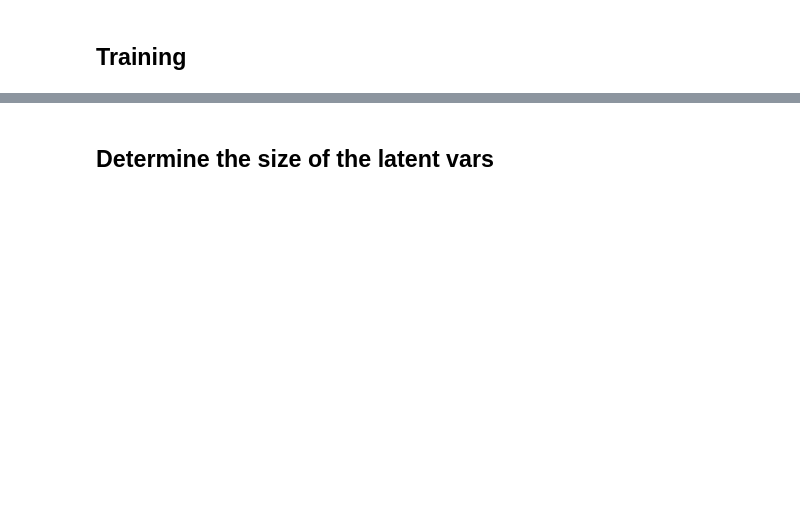
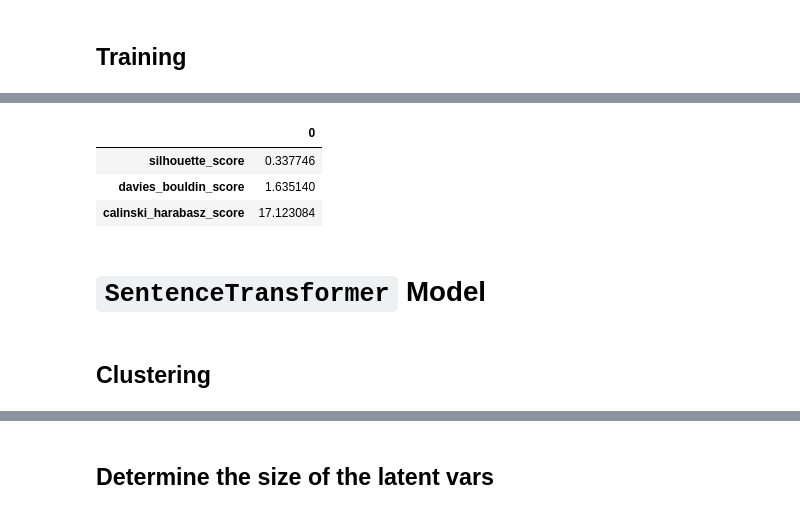
Before and after one commit to fandayp/exploratory, a Jupyter notebook: user-review-topic-clustering.ipynb, the cells around one changed output, grey strips where cells are left out. Drawn from its saved outputs; the diff is of its cells as text; code cells hidden in the pictures; blank space fills up the shorter version.

```diff
--- a/user-review-topic-clustering.ipynb
+++ b/user-review-topic-clustering.ipynb
@@ -243,0 +284,2 @@ model_w2v.save(f"word2vec_amazon_reviews-{timestamp}")
+# %%
+selected_id = np.random.choice(processed_dataset["business_id"])
@@ -243,0 +340,40 @@ model_w2v.save(f"word2vec_amazon_reviews-{timestamp}")
+# %%
+class HDBSCANClustering(BaseEstimator, TransformerMixin):
+    def __init__(self, apply_pca=False):
+        self.model = HDBSCAN(metric="cosine",
+                             min_cluster_size=3)
+        self.labels_ = None
+
+        self.apply_pca = apply_pca
+        self.pca = PCA()
+
+    def fit(self, X, y=None):
+        """ Fit the cluster. """
+        if self.apply_pca:
+            X = self.pca.fit_transform(X)
+            explained_variance = np.cumsum(self.pca.explained_variance_ratio_)
+            print(f"Explained variance: {explained_variance[-1]:.3f}")
+
+        self.labels_ = self.model.fit_predict(X)
+        return self
+
+    def transform(self, X):
+        """ Return the label """
+
+        return self.labels_
+# %%
+# Get the word vector from the trained Word2Vec model
+selected_data = select_dataset(processed_dataset,
+                               selected_id,
+                               model_sentiment,
+                               sentiment="positive")
+selected_data["w2v"] = w2v_encoder.transform(selected_data["tokens"])
+
+# Clustering
+clust = HDBSCANClustering(apply_pca=True)
+
+X = np.vstack(selected_data["w2v"].values)
+selected_data["w2v_label"] = clust.fit_transform(X)
+
+# Visualization
+visualize_cluster(selected_data, "w2v", "w2v_label")
@@ -243,0 +383,9 @@ model_w2v.save(f"word2vec_amazon_reviews-{timestamp}")
+# %%
+evaluate_cluster(X, selected_data["w2v_label"])
+# %% [output]
+|  | 0 |
+| silhouette_score | 0.337746 |
+| davies_bouldin_score | 1.635140 |
+| calinski_harabasz_score | 17.123084 |
+# %% [markdown]
+# `SentenceTransformer` Model
@@ -243,0 +394,2 @@ model_w2v.save(f"word2vec_amazon_reviews-{timestamp}")
+# %% [markdown]
+## Clustering
```
Also changed, not shown: parts of 91 cells of this notebook.
